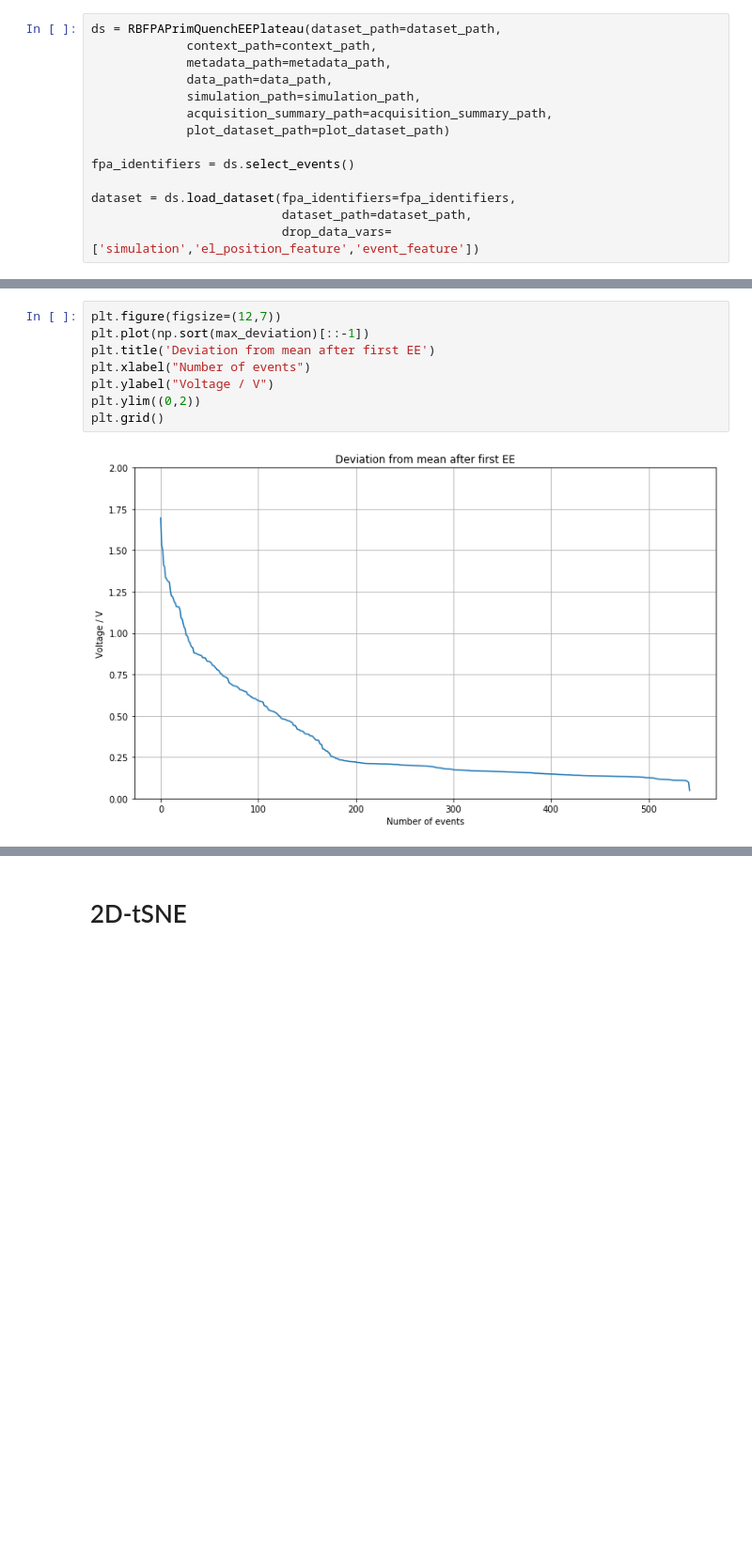
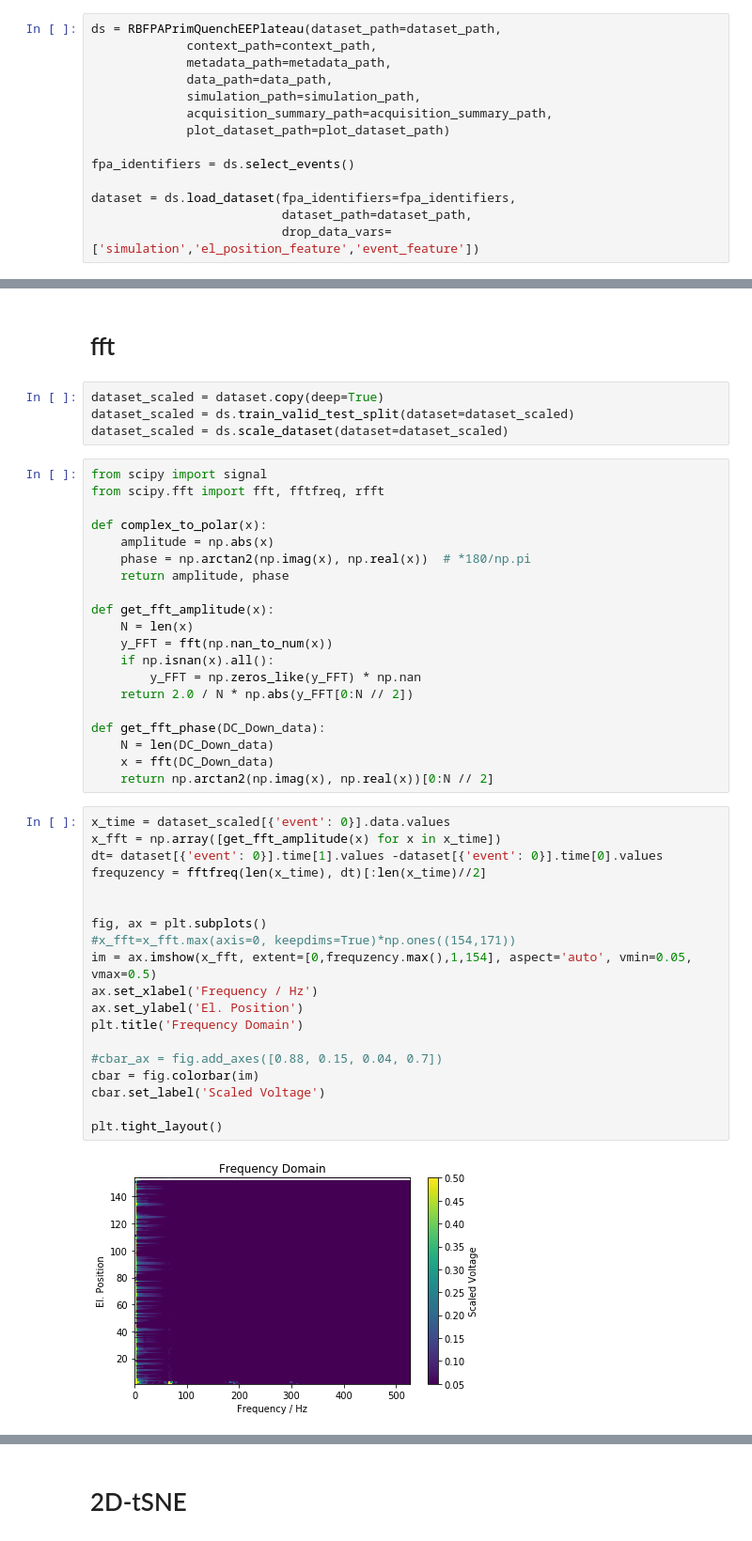
Before and after one commit to cobermai/lhc_anomaly_detection, a Jupyter notebook: notebooks/RB_FPA_analysis_prim_quench.ipynb, the cells around one changed output, grey strips where cells are left out. Shown at 94% size. Cells and saved outputs as stored; diff of their text form; blank space fills up the shorter version.

```diff
--- a/notebooks/RB_FPA_analysis_prim_quench.ipynb
+++ b/notebooks/RB_FPA_analysis_prim_quench.ipynb
@@ -299,10 +231,47 @@ plt.grid()
-# %%
-plt.figure(figsize=(12,7))
-plt.plot(np.sort(max_deviation)[::-1])
-plt.title('Deviation from mean after first EE')
-plt.xlabel("Number of events")
-plt.ylabel("Voltage / V")
-plt.ylim((0,2))
-plt.grid()
-# %% [output]
-[figure, removed]
+# %% [markdown]
+# fft
+# %%
+dataset_scaled = dataset.copy(deep=True)
+dataset_scaled = ds.train_valid_test_split(dataset=dataset_scaled)
+dataset_scaled = ds.scale_dataset(dataset=dataset_scaled)
+# %%
+from scipy import signal
+from scipy.fft import fft, fftfreq, rfft
+
+def complex_to_polar(x):
+    amplitude = np.abs(x)
+    phase = np.arctan2(np.imag(x), np.real(x))  # *180/np.pi
+    return amplitude, phase
+
+def get_fft_amplitude(x):
+    N = len(x)
+    y_FFT = fft(np.nan_to_num(x))
+    if np.isnan(x).all():
+        y_FFT = np.zeros_like(y_FFT) * np.nan
+    return 2.0 / N * np.abs(y_FFT[0:N // 2])
+
+def get_fft_phase(DC_Down_data):
+    N = len(DC_Down_data)
+    x = fft(DC_Down_data)
+    return np.arctan2(np.imag(x), np.real(x))[0:N // 2]
+# %%
+x_time = dataset_scaled[{'event': 0}].data.values
+x_fft = np.array([get_fft_amplitude(x) for x in x_time])
+dt= dataset[{'event': 0}].time[1].values -dataset[{'event': 0}].time[0].values
+frequzency = fftfreq(len(x_time), dt)[:len(x_time)//2]
+
+
+fig, ax = plt.subplots()
+#x_fft=x_fft.max(axis=0, keepdims=True)*np.ones((154,171))
+im = ax.imshow(x_fft, extent=[0,frequzency.max(),1,154], aspect='auto', vmin=0.05, vmax=0.5)
+ax.set_xlabel('Frequency / Hz')
+ax.set_ylabel('El. Position')
+plt.title('Frequency Domain')
+
+#cbar_ax = fig.add_axes([0.88, 0.15, 0.04, 0.7])
+cbar = fig.colorbar(im)
+cbar.set_label('Scaled Voltage')
+
+plt.tight_layout()
+# %% [output]
+[figure, added]
```
Also changed, not shown: parts of 24 cells of this notebook, 4 other files.
